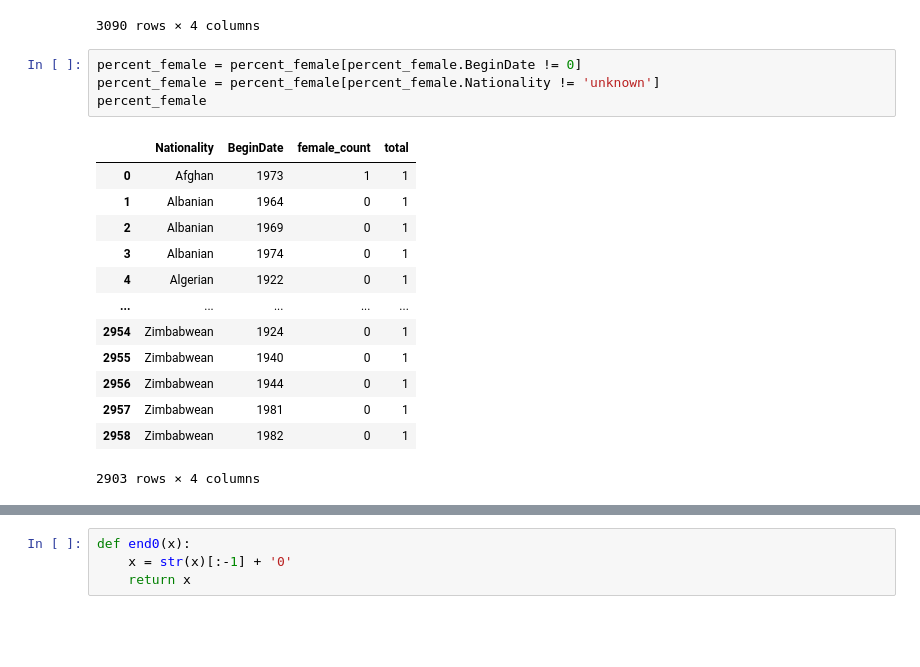
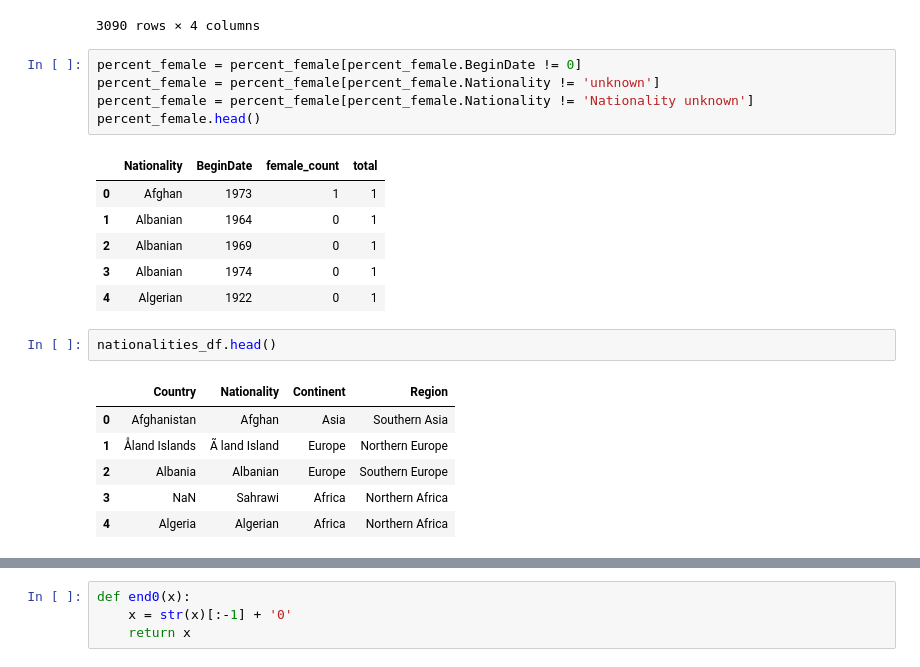
Before and after one commit to Isabelle-Raad/Final_Project_1, a Jupyter notebook: Percent_female.ipynb, the cells around one changed output, grey strips where cells are left out. Saved outputs shown, nothing was run; the diff lists cells and outputs as text; blank space fills up the shorter version.

```diff
--- a/Percent_female.ipynb
+++ b/Percent_female.ipynb
@@ -67,18 +57,21 @@ percent_female
 # %%
 percent_female = percent_female[percent_female.BeginDate != 0]
 percent_female = percent_female[percent_female.Nationality != 'unknown']
-percent_female
+percent_female = percent_female[percent_female.Nationality != 'Nationality unknown']
+percent_female.head()
 # %% [output]
 |  | Nationality | BeginDate | female_count | total |
 | 0 | Afghan | 1973 | 1 | 1 |
 | 1 | Albanian | 1964 | 0 | 1 |
 | 2 | Albanian | 1969 | 0 | 1 |
 | 3 | Albanian | 1974 | 0 | 1 |
 | 4 | Algerian | 1922 | 0 | 1 |
-| ... | ... | ... | ... | ... |
-| 2954 | Zimbabwean | 1924 | 0 | 1 |
-| 2955 | Zimbabwean | 1940 | 0 | 1 |
-| 2956 | Zimbabwean | 1944 | 0 | 1 |
-| 2957 | Zimbabwean | 1981 | 0 | 1 |
-| 2958 | Zimbabwean | 1982 | 0 | 1 |
-2903 rows × 4 columns
+# %%
+nationalities_df.head()
+# %% [output]
+|  | Country | Nationality | Continent | Region |
+| 0 | Afghanistan | Afghan | Asia | Southern Asia |
+| 1 | Åland Islands | Ã land Island | Europe | Northern Europe |
+| 2 | Albania | Albanian | Europe | Southern Europe |
+| 3 | NaN | Sahrawi | Africa | Northern Africa |
+| 4 | Algeria | Algerian | Africa | Northern Africa |
```
Also changed, not shown: parts of 8 cells of this notebook, 1 other file.
